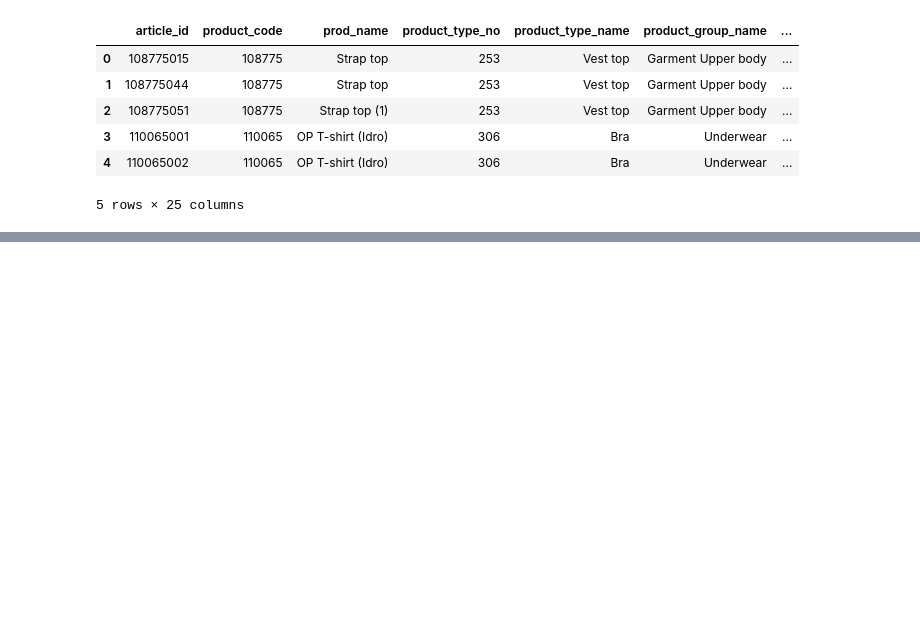
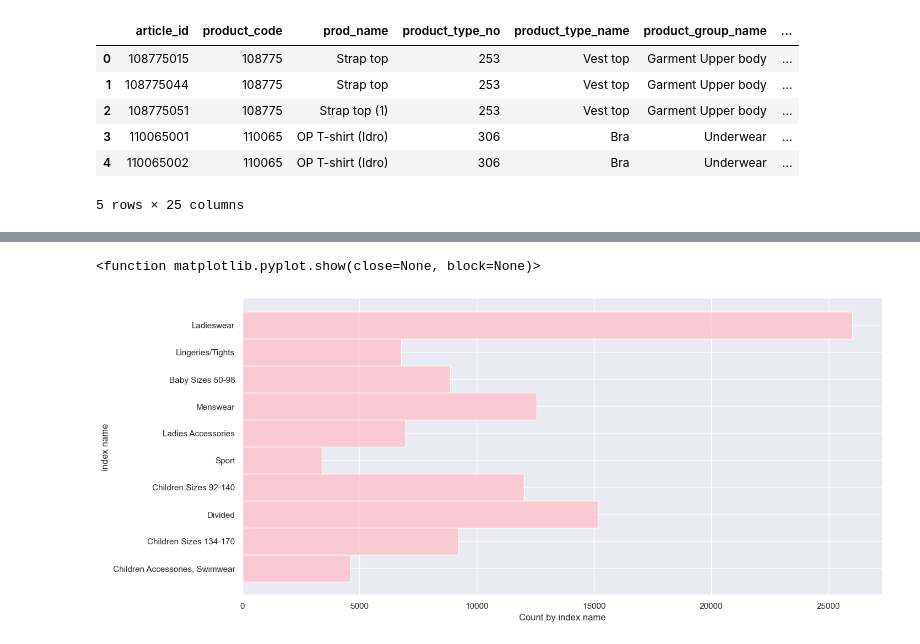
Before and after one commit to daohuyhoang9119/TMDT, a Jupyter notebook: main.ipynb, the cells around one changed output, grey strips where cells are left out. Drawn from its saved outputs; the diff is of its cells as text; code cells hidden in the pictures; blank space fills up the shorter version.

```diff
--- a/main.ipynb
+++ b/main.ipynb
@@ -63,0 +61,9 @@ dtype: int64
+# %%
+plt.figure(figsize=(15,7))
+s = sns.histplot(data = articles_df, y='index_name', color='pink')
+s.set_xlabel("Count by index name")
+s.set_ylabel('index name')
+plt.show
+# %% [output]
+<function matplotlib.pyplot.show(close=None, block=None)>
+[figure, added]
```
Also changed, not shown: parts of 4 cells of this notebook.
